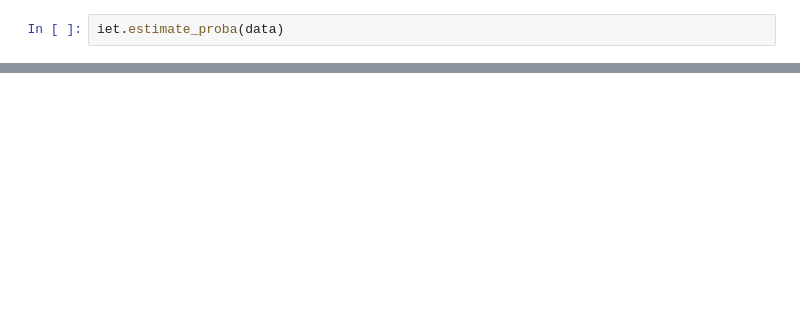
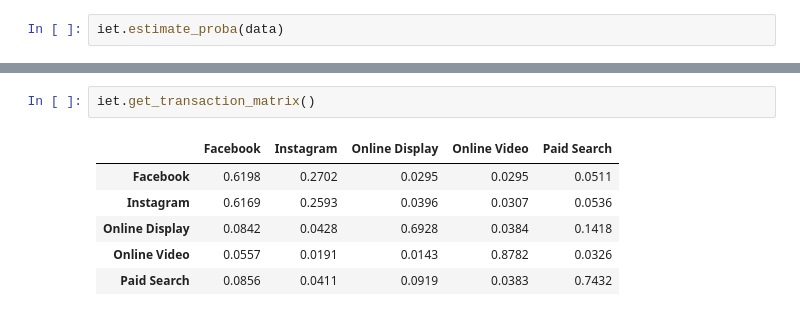
Before and after one commit to dandolodavid/iET, a Jupyter notebook: notebook/iET.ipynb, the cells around one changed output, grey strips where cells are left out. Cells and saved outputs as stored; diff of their text form; blank space fills up the shorter version.

```diff
--- a/notebook/iET.ipynb
+++ b/notebook/iET.ipynb
@@ -38,0 +48,9 @@ scores
+# %%
+iet.get_transaction_matrix()
+# %% [output]
+|  | Facebook | Instagram | Online Display | Online Video | Paid Search |
+| Facebook | 0.6198 | 0.2702 | 0.0295 | 0.0295 | 0.0511 |
+| Instagram | 0.6169 | 0.2593 | 0.0396 | 0.0307 | 0.0536 |
+| Online Display | 0.0842 | 0.0428 | 0.6928 | 0.0384 | 0.1418 |
+| Online Video | 0.0557 | 0.0191 | 0.0143 | 0.8782 | 0.0326 |
+| Paid Search | 0.0856 | 0.0411 | 0.0919 | 0.0383 | 0.7432 |
```
Also changed, not shown: parts of 14 cells of this notebook, 5 other files.
